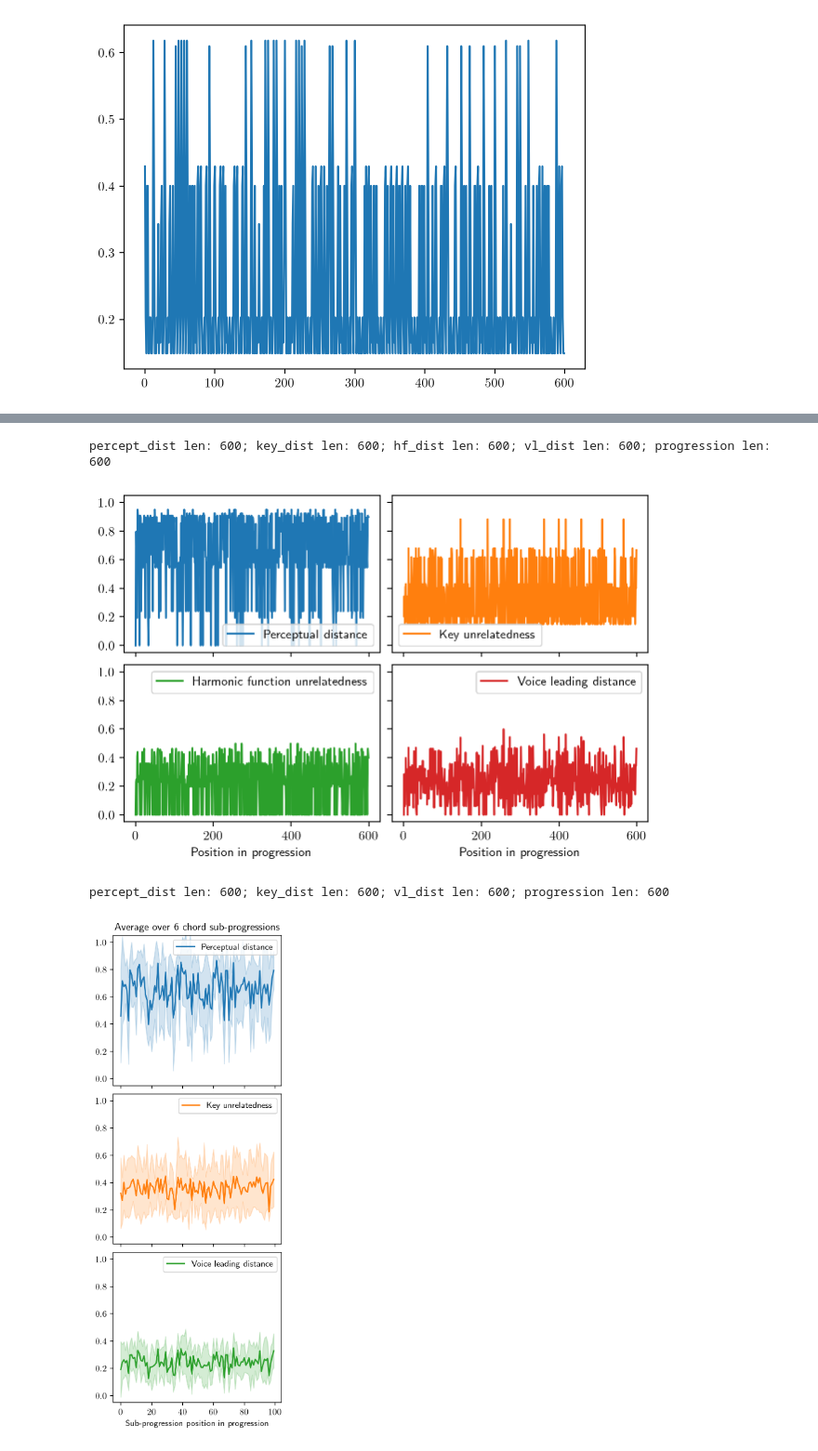
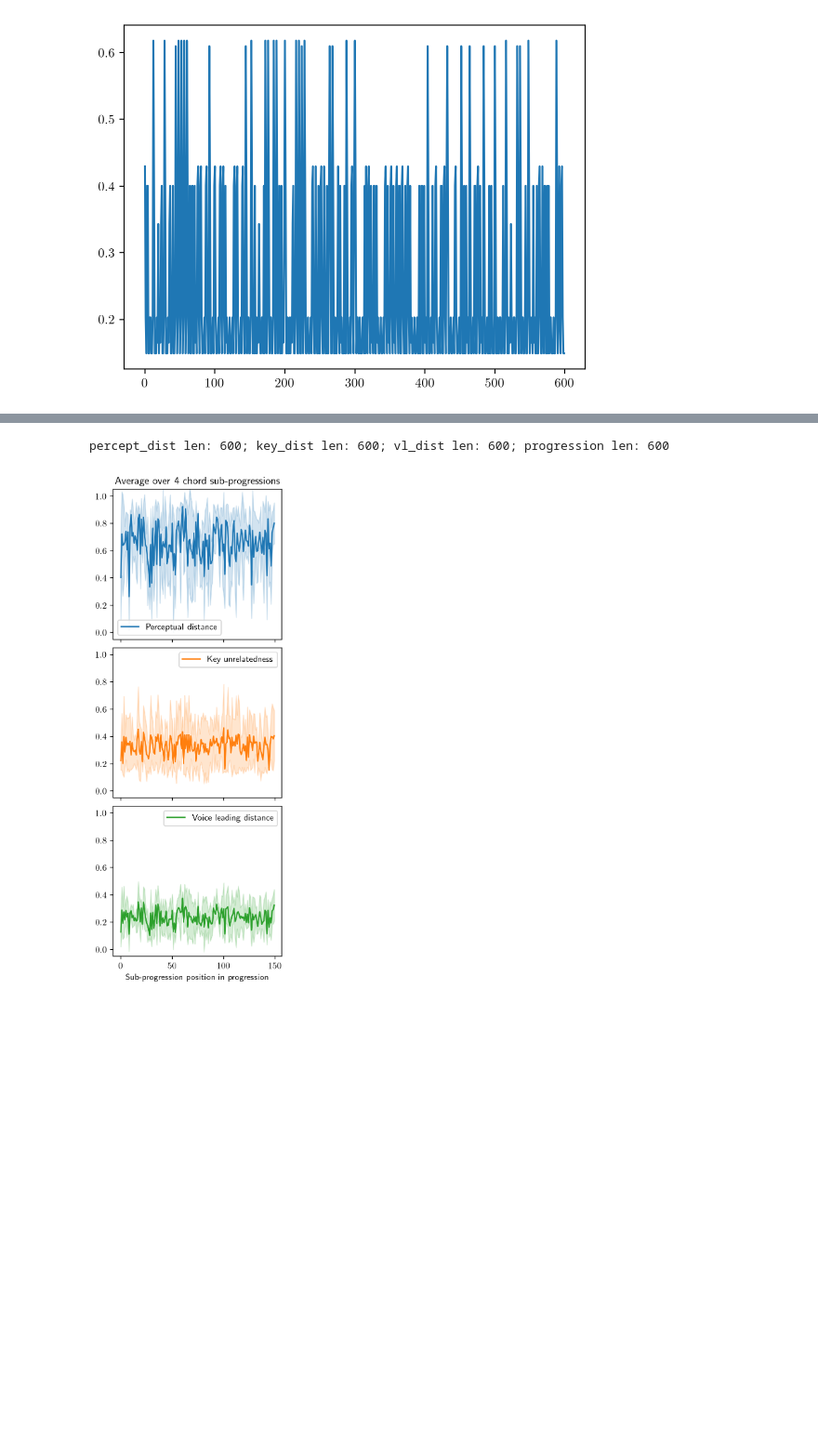
Before and after one commit to zatkins-dev/ChordDyn, a Jupyter notebook: script/results.ipynb, the cells around one changed output, grey strips where cells are left out. Shown at 93% size. Saved outputs shown, nothing was run; the diff lists cells and outputs as text; code cells hidden in the pictures; blank space fills up the shorter version.

```diff
--- a/script/results.ipynb
+++ b/script/results.ipynb
@@ -270,13 +256,12 @@ chords = [c for c in combinations(range(12), 3)]
 # %%
 np.random.seed(42)
 random_chords = Stream([Chord(tonnetz_chords[i]) for i in np.random.randint(0, len(tonnetz_chords), len(full_progression))])
-plot_metrics(random_chords, window=4)
-plot_windowed_metrics(random_chords, window=6)
+# plot_metrics(random_chords, window=4)
+# plot_windowed_metrics(random_chords, window=3)
+plot_windowed_metrics(random_chords, window=4)
 # %% [output]
-percept_dist len: 600; key_dist len: 600; hf_dist len: 600; vl_dist len: 600; progression len: 600
+percept_dist len: 600; key_dist len: 600; vl_dist len: 600; progression len: 600
-[figure, old version]
+[figure, new version]
-percept_dist len: 600; key_dist len: 600; vl_dist len: 600; progression len: 600
-[figure, removed]
 # %%
 np.random.seed(42)
 random_chords = Stream([Chord(chords[i]) for i in np.random.randint(0, len(chords), len(full_progression))])
```
Also changed, not shown: parts of 6 cells of this notebook, 5 other files.
